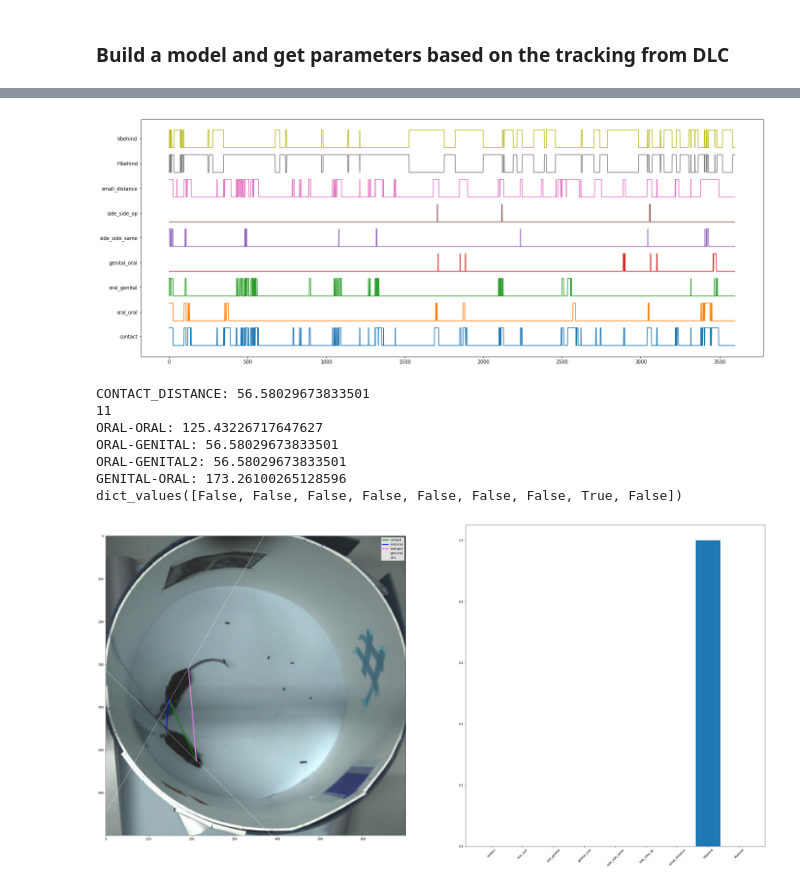
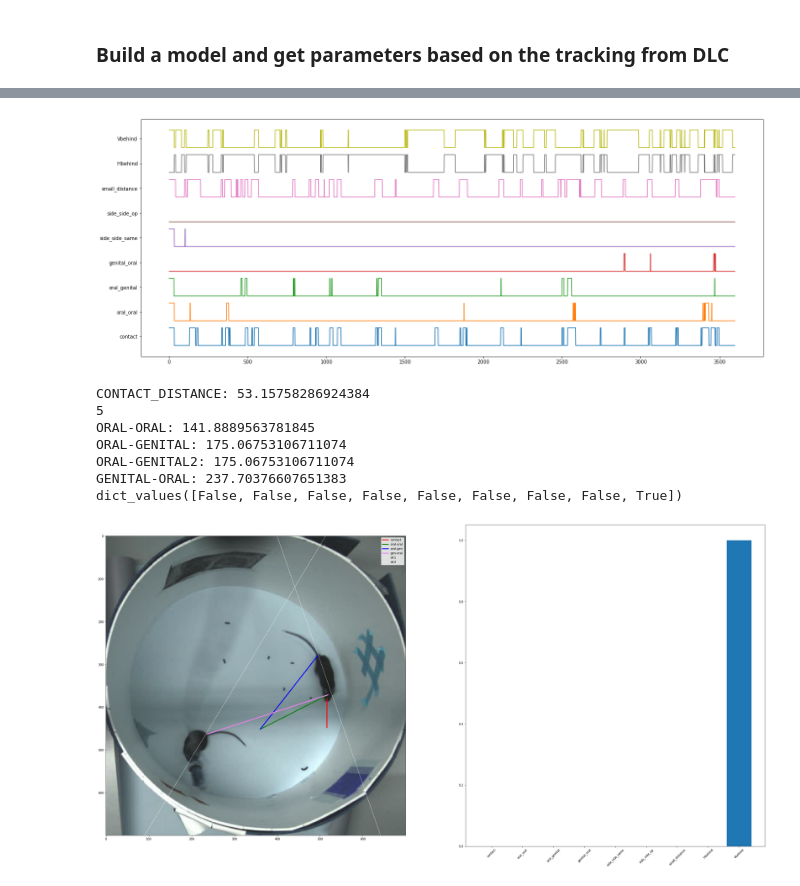
Before and after one commit to melisamc89/social_interaction, a Jupyter notebook: src/ethogram_parameters.ipynb, the cells around one changed output, grey strips where cells are left out. Drawn from its saved outputs; the diff is of its cells as text; code cells hidden in the pictures.

Commit message:
debugging ethogram iteractions

```diff
--- a/src/ethogram_parameters.ipynb
+++ b/src/ethogram_parameters.ipynb
@@ -614,9 +614,10 @@ def plot_labeled_frame(frame,shape1,shape2):
 ## load tracking information
 tracking_path = Path('/home/melisa/Documents/social_interaction/')
 tracking_path.exists()
-input_file_name = 'raw120sDLC_resnet50_social_interaction_labelmei19shuffle1_694000.csv'
-input_file_path = tracking_path / input_file_name
-tracking_DFrame = pd.read_csv(input_file_path)
+input_file_name = 'raw180sDLC_resnet50_ANewGenerationMay12shuffle1_320000_NO_BIAS.csv'
+input_file_name_bias  = 'raw180sDLC_resnet50_ANewGenerationMay12shuffle1_320000_08BIAS.csv'
+tracking_DFrame = pd.read_csv(tracking_path / input_file_name)
+tracking_DFrame_bias = pd.read_csv(tracking_path / input_file_name_bias)
 # %%
 #tracking_DFrame
 # %%
@@ -638,8 +642,23 @@ parameters = get_tracking_parameters(tracking = body_tracking);
 # %%
 ## separate animals to build a model of mouse
-
-tracking = body_tracking
+NTIME = 3600
 N = int(np.min(tracking.shape)/6)
 #separate animals tracking
-tracking1 = np.array([tracking[:,[i*3,i*3+1]] for i in range(N)])
-tracking2 = np.array([tracking[:,[i*3+N*3,i*3+1+N*3]] for i in range(N)])
+tracking1 = np.array([body_tracking[:,[i*3,i*3+1]] for i in range(N)])
+tracking2 = np.array([body_tracking[:,[i*3+N*3,i*3+1+N*3]] for i in range(N)])
+
+###create a model
+model1 = mouse_temporal_model(tracking = tracking1)
+model2 = mouse_temporal_model(tracking = tracking2)
+
+### compute parameters
+parameters = [get_model_static_parameters(shape_model1 = model1.shape_model[frame_n], shape_model2= model2.shape_model[frame_n]) for frame_n in range(NTIME)]
+
+## plot ethogram
+#list(zip(fields, tickpos))
+interactions = np.array([np.array(list(static_ethogram(parameters[frame_n]).values())) for frame_n in range(NTIME)])
+fig, ax = plt.subplots(figsize=(23, 9))
+tickpos = [1.4*a for a in range(interactions.shape[1])]
+ax.plot(interactions + tickpos);
+ax.set_yticks(np.array(tickpos)+ 0.5)
+ax.set_yticklabels(fields);
@@ -667,35 +667,49 @@ list(zip(fields, tickpos))
 # %%
+## same with bias
+NTIME = 3600
+
+N = int(np.min(tracking.shape)/6)
+#separate animals tracking
+tracking1 = np.array([body_tracking_bias[:,[i*3,i*3+1]] for i in range(N)])
+tracking2 = np.array([body_tracking_bias[:,[i*3+N*3,i*3+1+N*3]] for i in range(N)])
+
+###create a model
+model1_bias = mouse_temporal_model(tracking = tracking1)
+model2_bias = mouse_temporal_model(tracking = tracking2)
+
+### compute parameters
+parameters_bias = [get_model_static_parameters(shape_model1 = model1_bias.shape_model[frame_n], shape_model2= model2_bias.shape_model[frame_n]) for frame_n in range(NTIME)]
+
 ## plot ethogram
-
-interactions = np.array([np.array(list(static_ethogram(parameters[frame_n]).values())) for frame_n in range(3600)])
+interactions_bias = np.array([np.array(list(static_ethogram(parameters_bias[frame_n]).values())) for frame_n in range(NTIME)])
 fig, ax = plt.subplots(figsize=(23, 9))
-tickpos = [1.4*a for a in range(interactions.shape[1])]
-ax.plot(interactions + tickpos);
+tickpos = [1.4*a for a in range(interactions_bias.shape[1])]
+ax.plot(interactions_bias + tickpos);
 ax.set_yticks(np.array(tickpos)+ 0.5)
 ax.set_yticklabels(fields);
 # %% [output]
-[figure, old version]
+[figure, new version]
 # %%
 ## plot distances in a frame
 
 import cv2
 input_video_name = tracking_path / 'raw120s.mp4'
 
-frame_n = 450
+frame_n = 300
 #print(frame_n)
 cap = cv2.VideoCapture(str(input_video_name))
 cap.set(cv2.CAP_PROP_POS_FRAMES, frame_n)
 r , frame = cap.read()
 
 shape1 = model1.shape_model[frame_n]
 shape2 = model2.shape_model[frame_n]
 plot_labeled_frame(frame,shape1,shape2)
 # %% [output]
-CONTACT_DISTANCE: 56.58029673833501
-11
-ORAL-ORAL: 125.43226717647627
-ORAL-GENITAL: 56.58029673833501
-ORAL-GENITAL2: 56.58029673833501
-GENITAL-ORAL: 173.26100265128596
-dict_values([False, False, False, False, False, False, False, True, False])
+CONTACT_DISTANCE: 53.15758286924384
+5
+ORAL-ORAL: 141.8889563781845
+ORAL-GENITAL: 175.06753106711074
+ORAL-GENITAL2: 175.06753106711074
+GENITAL-ORAL: 237.70376607651383
+dict_values([False, False, False, False, False, False, False, False, True])
-[figure, old version]
+[figure, new version]
```
Also changed, not shown: parts of 16 cells of this notebook.
